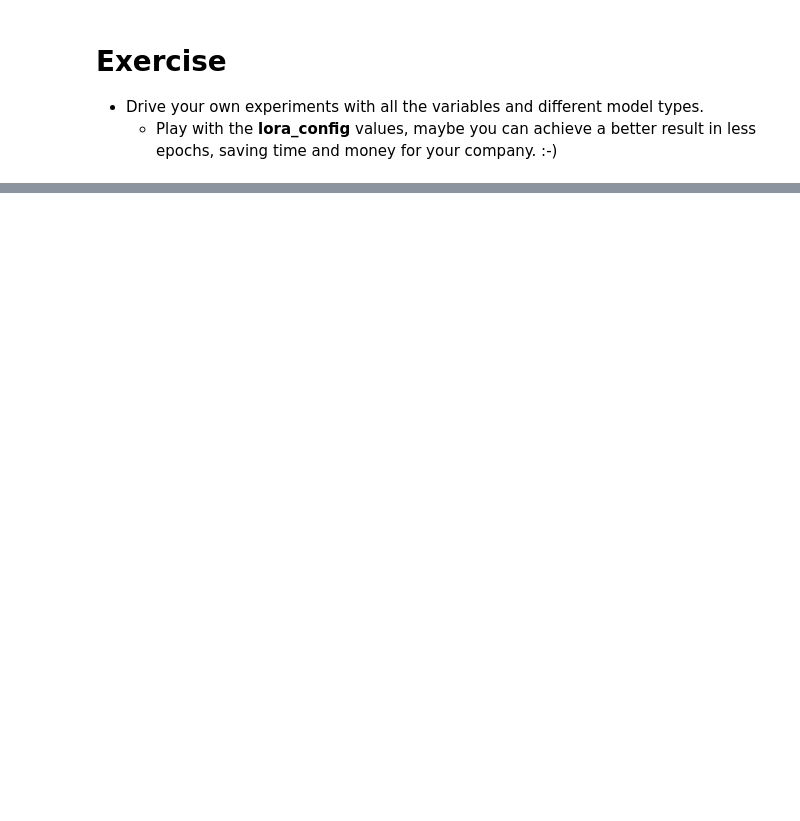
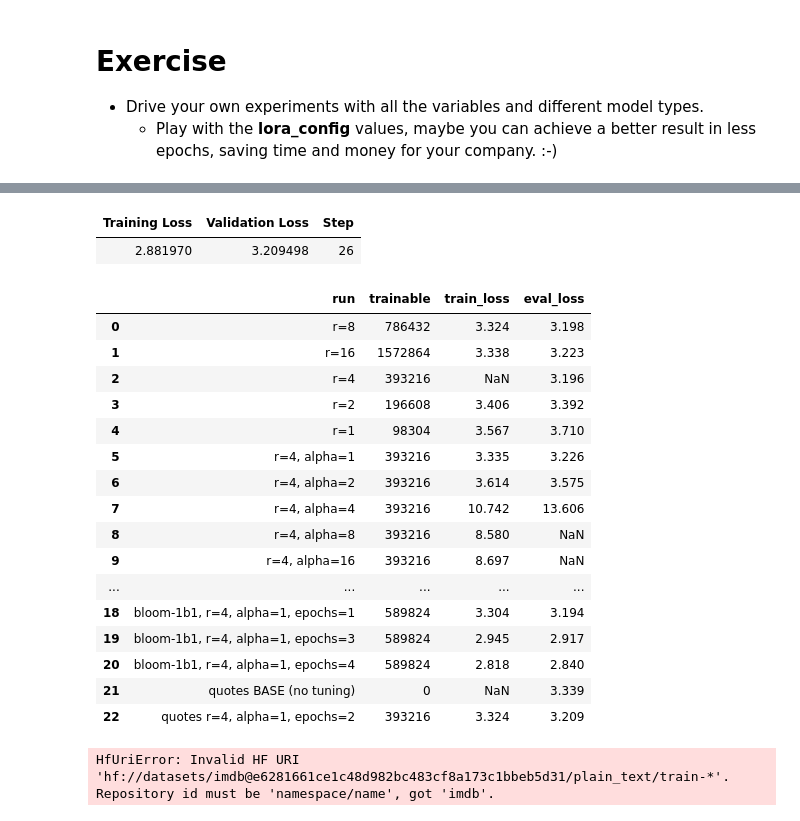
Before and after one commit to Beholdingmars/lab-lora-tuning-peft, a Jupyter notebook: lab-lora-tuning-peft.ipynb, the cells around one changed output, grey strips where cells are left out. Drawn from its saved outputs; the diff is of its cells as text; code cells hidden in the pictures; blank space fills up the shorter version.

```diff
--- a/lab-lora-tuning-peft.ipynb
+++ b/lab-lora-tuning-peft.ipynb
@@ -300,0 +478,17 @@ print(tokenizer.batch_decode(outputs, skip_special_tokens=True))
+# %%
+# free the r=16 run
+del peft_model_r16, trainer_r16
+gc.collect(); torch.cuda.empty_cache()
+
+# fresh base model + the r=4 adapter the lab saved
+foundation_model = AutoModelForCausalLM.from_pretrained(model_name, device_map="auto", attn_implementation="eager")
+foundation_model.config.pad_token_id = tokenizer.pad_token_id
+model_r4 = PeftModel.from_pretrained(foundation_model, peft_model_path, is_trainable=False)
+
+# evaluate it on the same held-out rows
+eval_trainer = Trainer(model=model_r4, args=training_args, data_collator=data_collator)
+eval_loss_r4 = eval_trainer.evaluate(eval_dataset=eval_sample)["eval_loss"]
+
+# add the row by hand
+results.append({"run": "r=4", "trainable": 393216, "train_loss": None, "eval_loss": round(eval_loss_r4, 3)})
+pd.DataFrame(results)
@@ -300,0 +1007,43 @@ print(tokenizer.batch_decode(outputs, skip_special_tokens=True))
+# %%
+from datasets import load_dataset
+import pandas as pd
+
+def run_dataset(ds_name, text_col, label, r=4, alpha=1, epochs=2):
+    ds = load_dataset(ds_name)["train"].shuffle(seed=42)   # shuffle: some datasets (imdb) are sorted by label
+    print(label, "columns:", ds.column_names)
+
+    def tok(samples):
+        return tokenizer(samples[text_col], truncation=True, max_length=256)
+
+    ds = ds.map(tok, batched=True, remove_columns=ds.column_names)
+    train_new = ds.select(range(100))
+    eval_new = ds.select(range(100, 153))
+
+    model = AutoModelForCausalLM.from_pretrained(model_name, device_map="auto", attn_implementation="eager")
+    model.config.pad_token_id = tokenizer.pad_token_id
+
+    # 1) baseline: the untuned model on the held-out rows
+    base_eval = Trainer(model=model, args=training_args, data_collator=data_collator).evaluate(eval_dataset=eval_new)
+    results.append({"run": f"{label} BASE (no tuning)", "trainable": 0,
+                    "train_loss": float("nan"), "eval_loss": round(base_eval["eval_loss"], 3)})
+
+    # 2) LoRA with our best 560m setup
+    cfg = LoraConfig(r=r, lora_alpha=alpha, target_modules=["query_key_value"],
+                     lora_dropout=0.05, bias="none", task_type="CAUSAL_LM")
+    peft_m = get_peft_model(model, cfg)
+    peft_m.enable_input_require_grads()
+    args_d = copy.deepcopy(training_args)
+    args_d.num_train_epochs = epochs
+    trainer_d = Trainer(model=peft_m, args=args_d, train_dataset=train_new, data_collator=data_collator)
+    trainer_d.train()
+
+    table = log_run(f"{label} r={r}, alpha={alpha}, epochs={epochs}", peft_m, trainer_d, eval_new)
+    table.to_csv("results.csv", index=False)
+    display(table.reset_index(drop=True))
+
+    del peft_m, trainer_d, model
+    gc.collect(); torch.cuda.empty_cache()
+
+run_dataset("Abirate/english_quotes", "quote", "quotes")
+run_dataset("imdb", "text", "imdb")
+# %% [output]
@@ -300,0 +1073,20 @@ print(tokenizer.batch_decode(outputs, skip_special_tokens=True))
+| Training Loss | Validation Loss | Step |
+| 2.881970 | 3.209498 | 26 |
+|  | run | trainable | train_loss | eval_loss |
+| 0 | r=8 | 786432 | 3.324 | 3.198 |
+| 1 | r=16 | 1572864 | 3.338 | 3.223 |
+| 2 | r=4 | 393216 | NaN | 3.196 |
+| 3 | r=2 | 196608 | 3.406 | 3.392 |
+| 4 | r=1 | 98304 | 3.567 | 3.710 |
+| 5 | r=4, alpha=1 | 393216 | 3.335 | 3.226 |
+| 6 | r=4, alpha=2 | 393216 | 3.614 | 3.575 |
+| 7 | r=4, alpha=4 | 393216 | 10.742 | 13.606 |
+| 8 | r=4, alpha=8 | 393216 | 8.580 | NaN |
+| 9 | r=4, alpha=16 | 393216 | 8.697 | NaN |
+| ... | ... | ... | ... | ... |
+| 18 | bloom-1b1, r=4, alpha=1, epochs=1 | 589824 | 3.304 | 3.194 |
+| 19 | bloom-1b1, r=4, alpha=1, epochs=3 | 589824 | 2.945 | 2.917 |
+| 20 | bloom-1b1, r=4, alpha=1, epochs=4 | 589824 | 2.818 | 2.840 |
+| 21 | quotes BASE (no tuning) | 0 | NaN | 3.339 |
+| 22 | quotes r=4, alpha=1, epochs=2 | 393216 | 3.324 | 3.209 |
+HfUriError: Invalid HF URI 'hf://datasets/imdb@e6281661ce1c48d982bc483cf8a173c1bbeb5d31/plain_text/train-*'. Repository id must be 'namespace/name', got 'imdb'.
```
Also changed, not shown: parts of 26 cells of this notebook.
